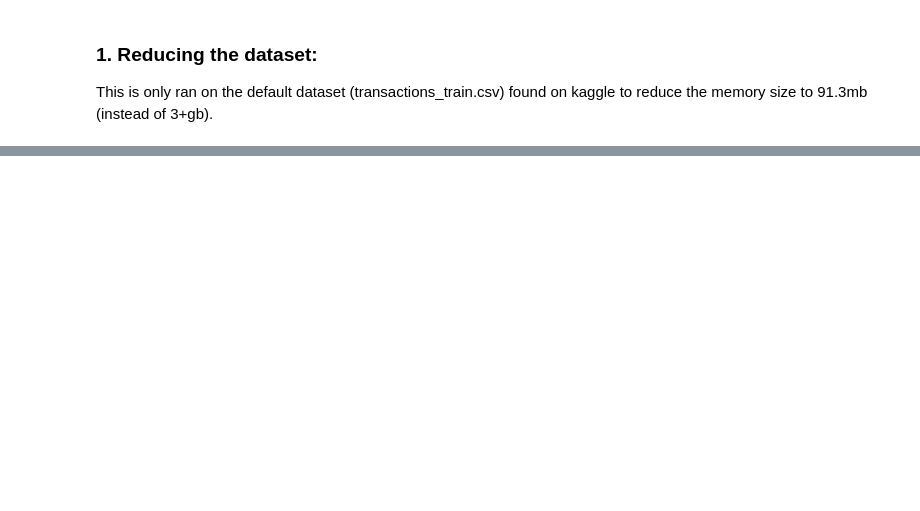
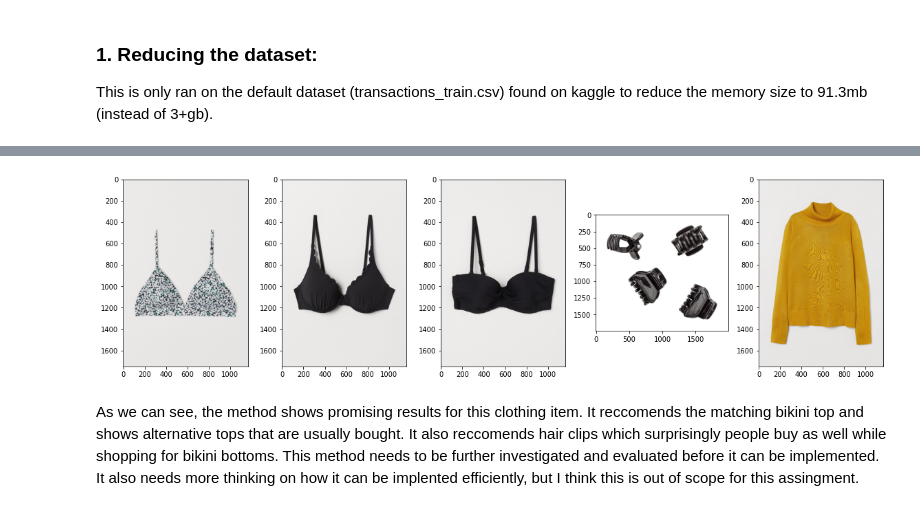
Before and after one commit to NiVisser/hnmproject, a Jupyter notebook: Nils_notebook.ipynb, the cells around one changed output, grey strips where cells are left out. Drawn from its saved outputs; the diff is of its cells as text; code cells hidden in the pictures; blank space fills up the shorter version.

```diff
--- a/Nils_notebook.ipynb
+++ b/Nils_notebook.ipynb
@@ -96,0 +107,10 @@ transactions.describe()
+# %%
+"""
+We transpose (T) in order to rotate dataframe 90 degrees to left.
+We do this so that index now represents articles and columns customers.
+Afterwards we apply cosine similarity to the dataset.
+https://scikit-learn.org/stable/modules/generated/sklearn.metrics.pairwise.cosine_similarity.html
+"""
+
+article_similarity_matrix = pd.DataFrame(cosine_similarity(customer_article_matrix.T))
+article_similarity_matrix
@@ -96,0 +131,5 @@ transactions.describe()
+# %%
+# Since column names and index names are not yet set, we set index and column names to belonging article id.
+article_similarity_matrix.columns = customer_article_matrix.T.index
+article_similarity_matrix['article_id'] = customer_article_matrix.T.index
+article_similarity_matrix = article_similarity_matrix.set_index('article_id')
@@ -96,0 +165,16 @@ transactions.describe()
+# %%
+# These are the results for the prediction visualized.
+article_ids = similar_items_detailed['article_id'].to_list()
+
+fig = plt.figure(figsize=(20, 5))
+columns = 5
+rows = 1
+for i in range(1, columns*rows +1):
+    img = mpimg.imread(os.getcwd()+'\\photos\\'+str(article_ids[i-1]).zfill(10)+'.jpg')
+    fig.add_subplot(rows, columns, i)
+    plt.imshow(img)
+plt.show()
+# %% [output]
+[figure, added]
+# %% [markdown]
+As we can see, the method shows promising results for this clothing item. It reccomends the matching bikini top and shows alternative tops that are usually bought. It also reccomends hair clips which surprisingly people buy as well while shopping for bikini bottoms. This method needs to be further investigated and evaluated before it can be implemented. It also needs more thinking on how it can be implented efficiently, but I think this is out of scope for this assingment.
```
Also changed, not shown: parts of 19 cells of this notebook, 5 other files.
